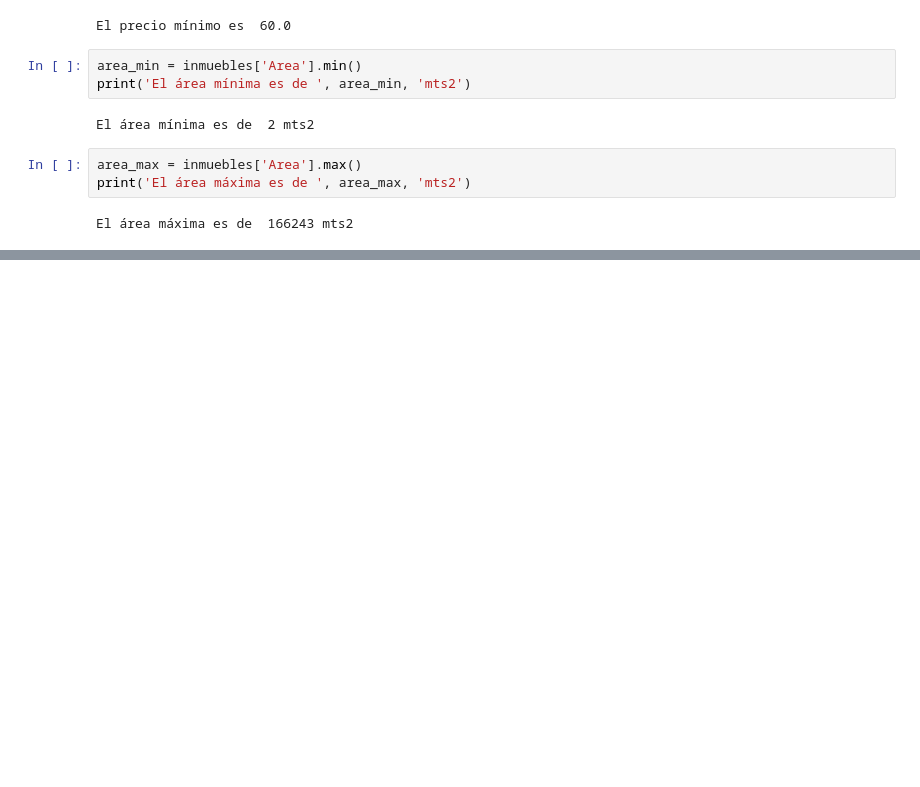
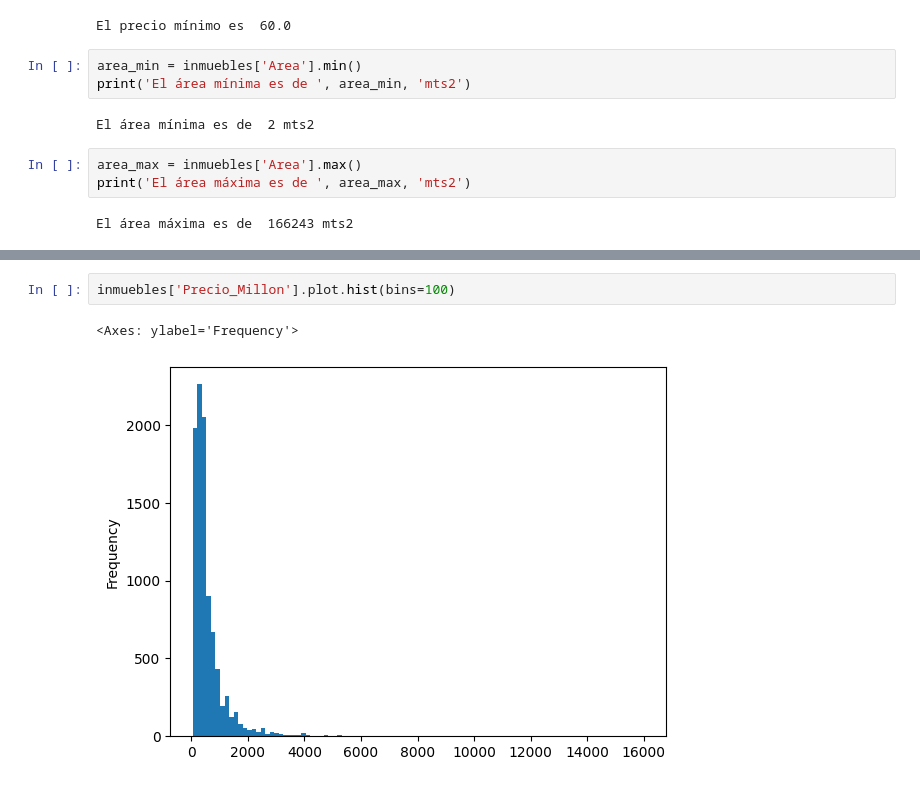
Before and after one commit to IAferaboli/InmersionDatos_AluraLatam, a Jupyter notebook: Práctica_InmersiónDatos_Aula1.ipynb, the cells around one changed output, grey strips where cells are left out. Saved outputs shown, nothing was run; the diff lists cells and outputs as text; blank space fills up the shorter version.

```diff
--- a/Práctica_InmersiónDatos_Aula1.ipynb
+++ b/Práctica_InmersiónDatos_Aula1.ipynb
@@ -245,0 +252,5 @@ El área máxima es de  166243 mts2
+# %%
+inmuebles['Precio_Millon'].plot.hist(bins=100)
+# %% [output]
+<Axes: ylabel='Frequency'>
+[figure, added]
```
Also changed, not shown: parts of 8 cells of this notebook.
